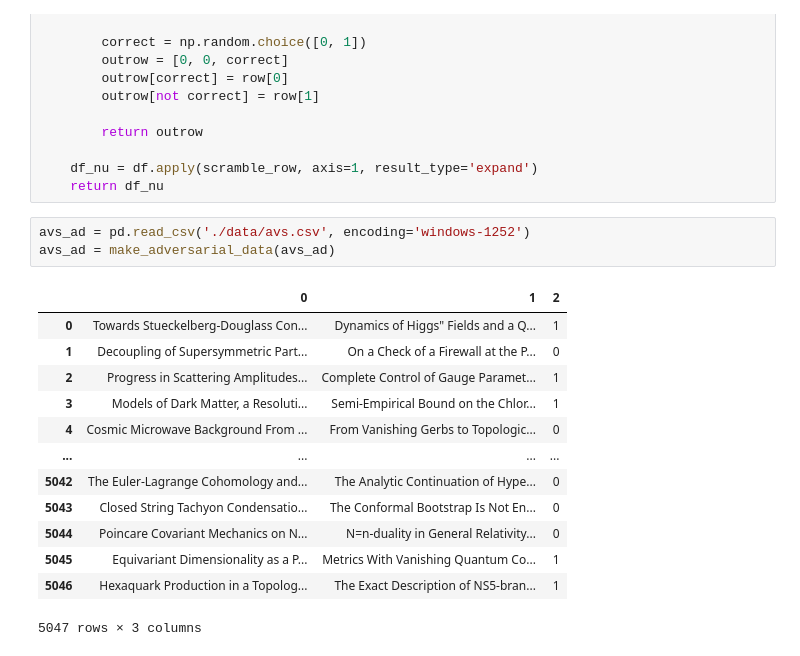
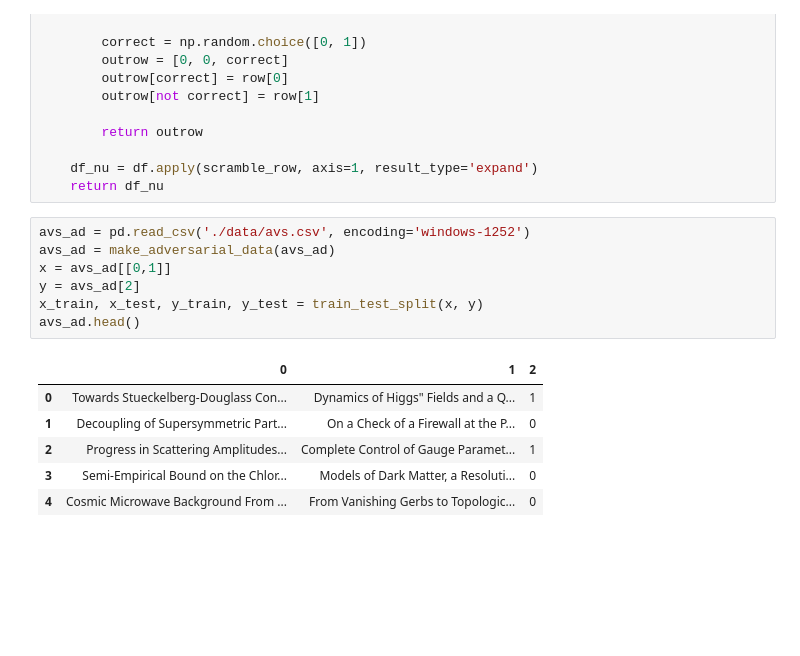
Before and after one commit to SoyBison/Blog_Posts, a Jupyter notebook: ArxivVsSnarxiv/breadboard.ipynb, the cells around one changed output. Drawn from its saved outputs; the diff is of its cells as text; blank space fills up the shorter version.

```diff
--- a/ArxivVsSnarxiv/breadboard.ipynb
+++ b/ArxivVsSnarxiv/breadboard.ipynb
@@ -91,17 +99,14 @@ def make_adversarial_data(df):
 # %%
 avs_ad = pd.read_csv('./data/avs.csv', encoding='windows-1252')
 avs_ad = make_adversarial_data(avs_ad)
+x = avs_ad[[0,1]]
+y = avs_ad[2]
+x_train, x_test, y_train, y_test = train_test_split(x, y)
+avs_ad.head()
 # %% [output]
 |  | 0 | 1 | 2 |
 | 0 | Towards Stueckelberg-Douglass Con... | Dynamics of Higgs" Fields and a Q... | 1 |
 | 1 | Decoupling of Supersymmetric Part... | On a Check of a Firewall at the P... | 0 |
 | 2 | Progress in Scattering Amplitudes... | Complete Control of Gauge Paramet... | 1 |
-| 3 | Models of Dark Matter, a Resoluti... | Semi-Empirical Bound on the Chlor... | 1 |
+| 3 | Semi-Empirical Bound on the Chlor... | Models of Dark Matter, a Resoluti... | 0 |
 | 4 | Cosmic Microwave Background From ... | From Vanishing Gerbs to Topologic... | 0 |
-| ... | ... | ... | ... |
-| 5042 | The Euler-Lagrange Cohomology and... | The Analytic Continuation of Hype... | 0 |
-| 5043 | Closed String Tachyon Condensatio... | The Conformal Bootstrap Is Not En... | 0 |
-| 5044 | Poincare Covariant Mechanics on N... | N=n-duality in General Relativity... | 0 |
-| 5045 | Equivariant Dimensionality as a P... | Metrics With Vanishing Quantum Co... | 1 |
-| 5046 | Hexaquark Production in a Topolog... | The Exact Description of NS5-bran... | 1 |
-5047 rows × 3 columns
```
Also changed, not shown: parts of 11 cells of this notebook, 9 other files.
